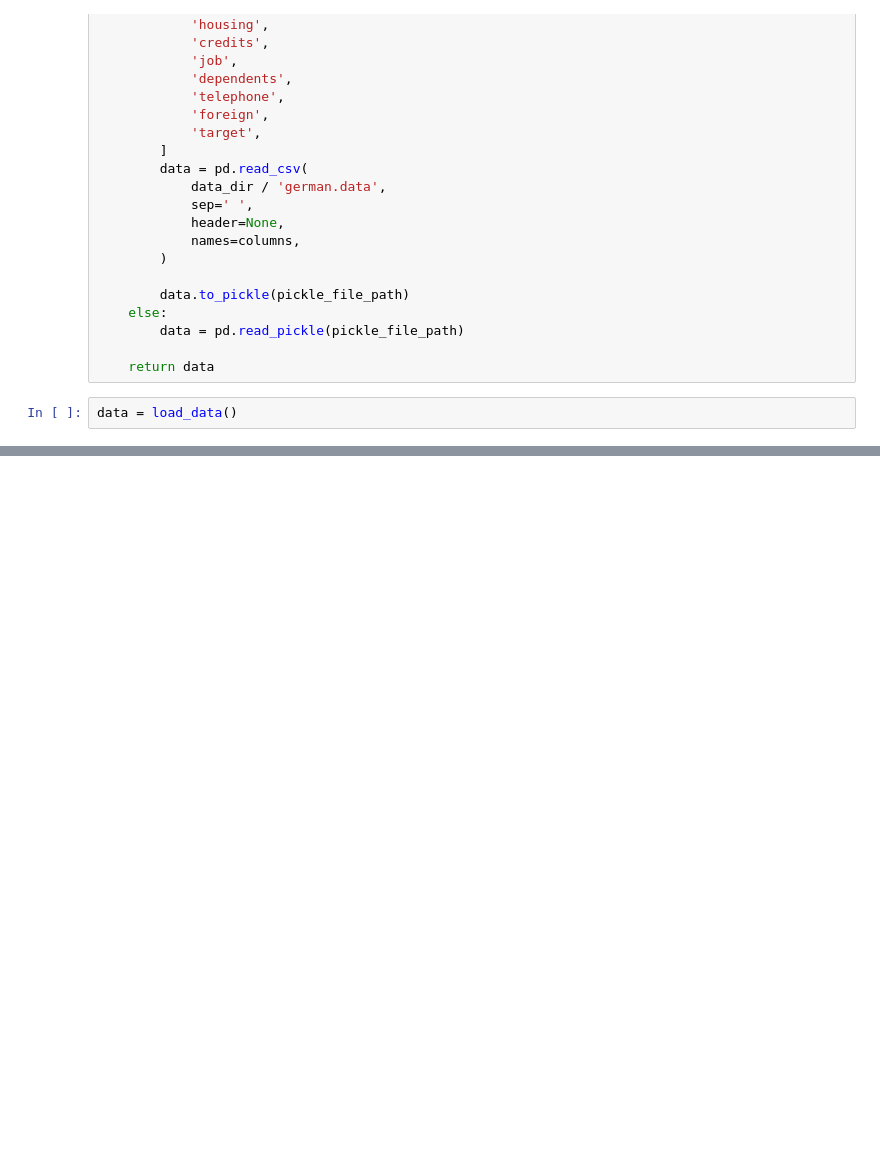
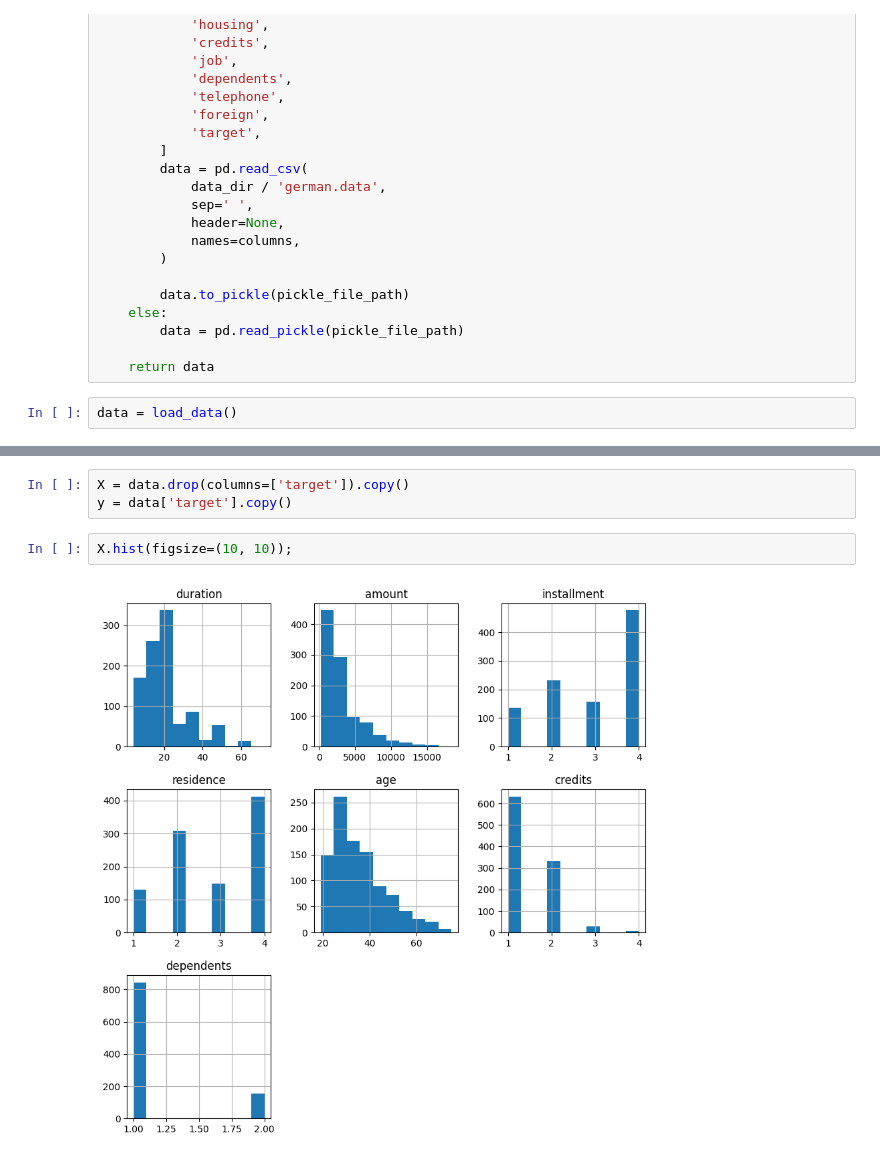
Before and after one commit to FabioAyresInsper/german, a Jupyter notebook: notebooks/experiment.ipynb, the cells around one changed output, grey strips where cells are left out. Drawn from its saved outputs; the diff is of its cells as text; blank space fills up the shorter version.

```diff
--- a/notebooks/experiment.ipynb
+++ b/notebooks/experiment.ipynb
@@ -68,0 +141,7 @@ data = load_data()
+# %%
+X = data.drop(columns=['target']).copy()
+y = data['target'].copy()
+# %%
+X.hist(figsize=(10, 10));
+# %% [output]
+[figure, added]
```
Also changed, not shown: parts of 20 cells of this notebook.
